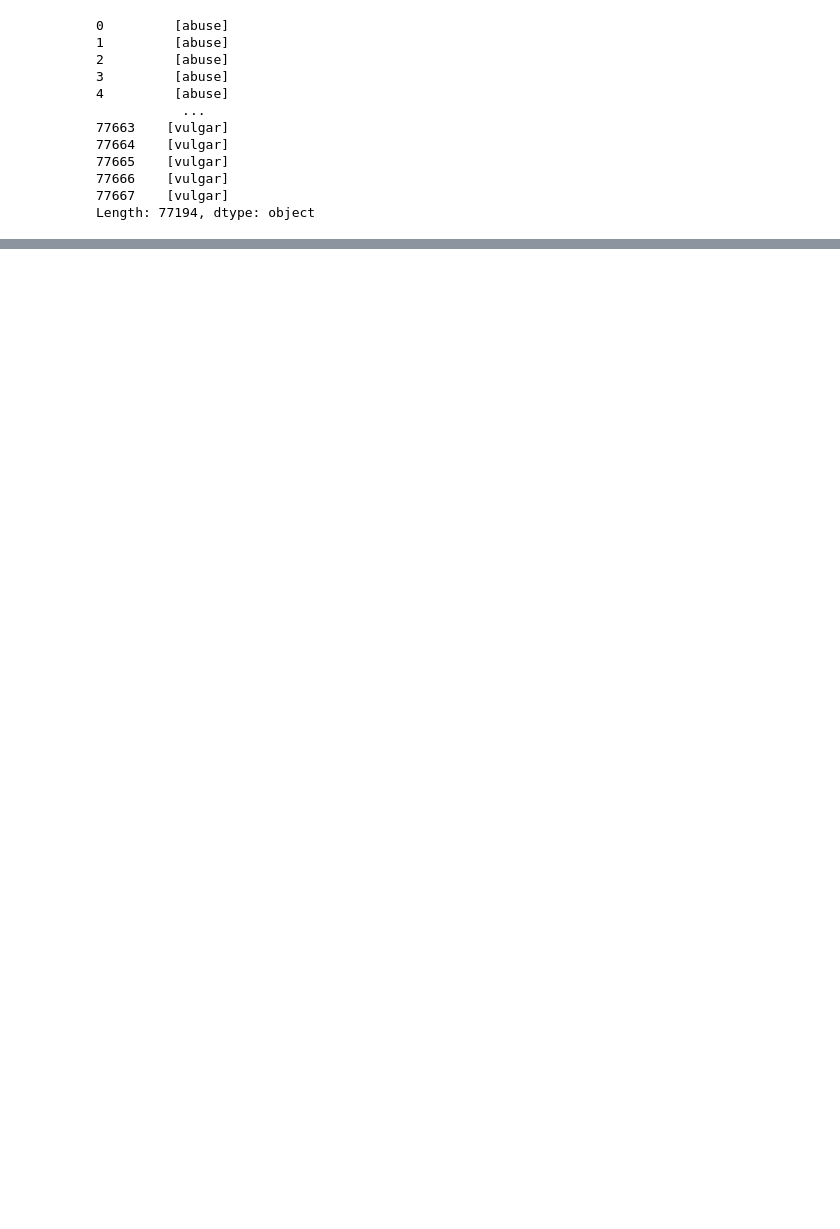
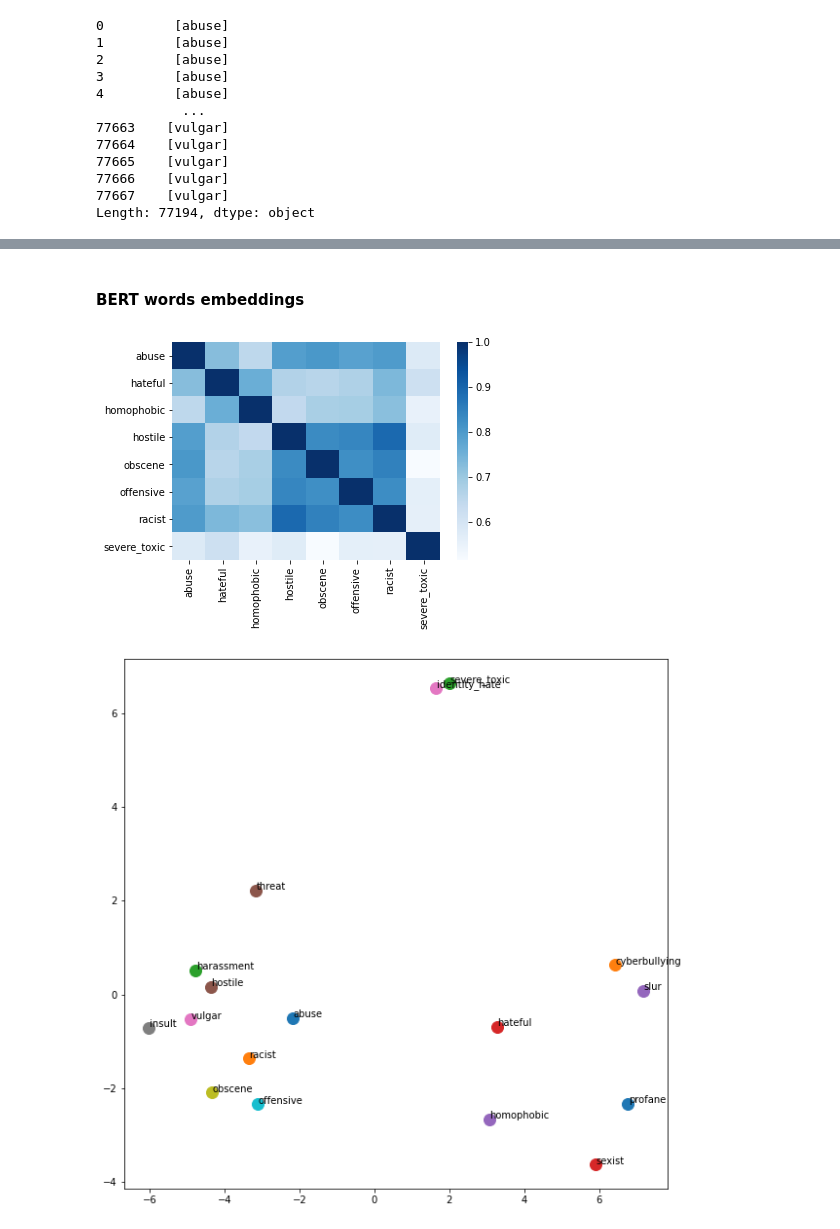
Before and after one commit to pushkill/NLP-project, a Jupyter notebook: bert_elmo.ipynb, the cells around one changed output, grey strips where cells are left out. Cells and saved outputs as stored; diff of their text form; code cells hidden in the pictures; blank space fills up the shorter version.

```diff
--- a/bert_elmo.ipynb
+++ b/bert_elmo.ipynb
@@ -303,0 +401,9 @@ df.to_pickle('elmobert.pkl')
+# %% [markdown]
+#### BERT words embeddings
+# %%
+cosine_plot(df_average, 'bert_emmbeding')
+PCA_plot(df_average, 'bert_emmbeding')
+random_plot(df, 'bert_emmbeding', n=10000, name='bert')
+# %% [output]
+[figure, added]
+[figure, added]
```
Also changed, not shown: parts of 38 cells of this notebook, 13 other files.
